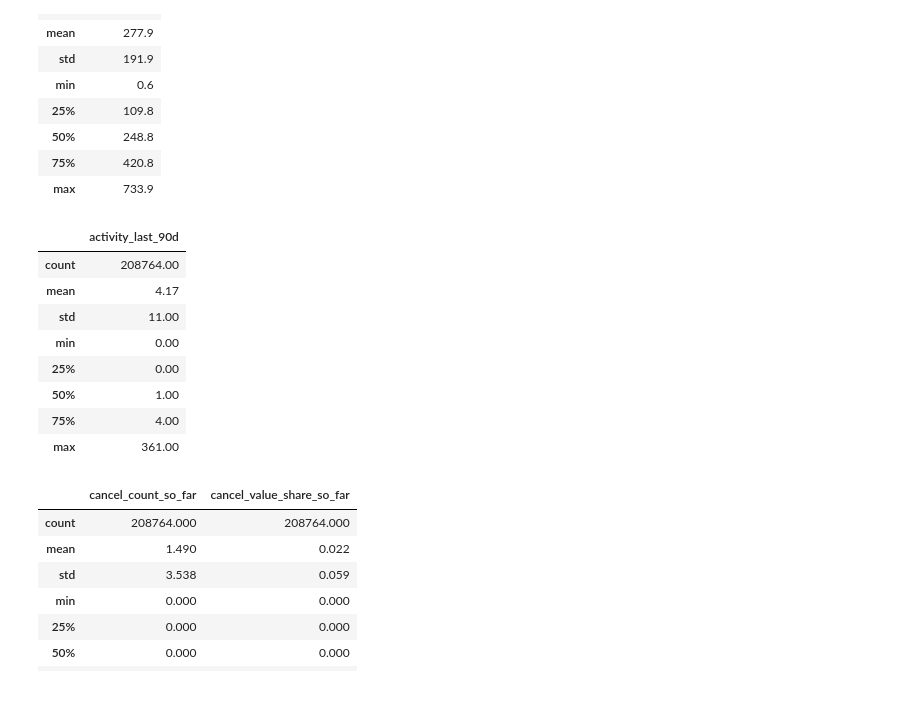
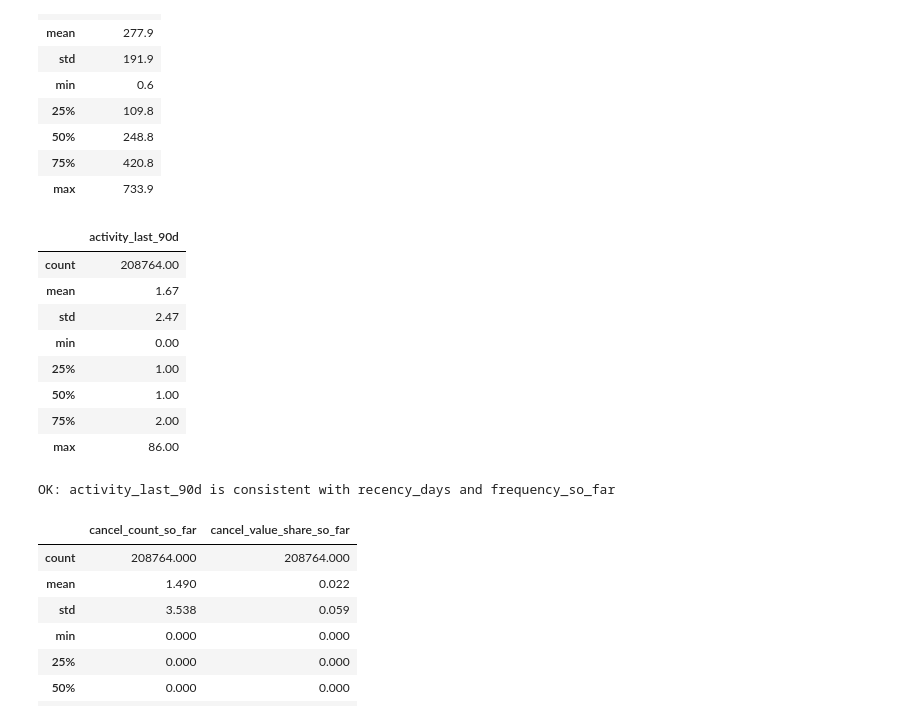
Before and after one commit to nguyenbaanh7779/customer-churn-prediction, a Jupyter notebook: notebooks/07_data_preparation.ipynb, the cells around one changed output. Cells and saved outputs as stored; diff of their text form; code cells hidden in the pictures.

```diff
--- a/notebooks/07_data_preparation.ipynb
+++ b/notebooks/07_data_preparation.ipynb
@@ -867,27 +867,54 @@ base[["tenure_days"]].describe().round(1)
 # %%
 window_start = base[["customer_id", "snapshot_date"]].copy()
 window_start["window_start_date"] = (
     window_start["snapshot_date"] - pd.Timedelta(days=90)
 )
+# asof_lookup re-sorts its input by date (and many customers share a
+# snapshot date), so its output must be joined back on the keys, never
+# aligned by position/index.
 freq_at_window_start = asof_lookup(
     window_start, "window_start_date", occasion_stats, "invoice_time",
     ["frequency_so_far"],
-)["frequency_so_far"].fillna(0)
+).rename(columns={"frequency_so_far": "freq_at_window_start"})
+base = base.merge(
+    freq_at_window_start[
+        ["customer_id", "snapshot_date", "freq_at_window_start"]
+    ],
+    on=["customer_id", "snapshot_date"],
+    how="left",
+    validate="one_to_one",
+)
 
 base["activity_last_90d"] = (
-    base["frequency_so_far"] - freq_at_window_start
+    base["frequency_so_far"]
+    - base["freq_at_window_start"].fillna(0)
 ).clip(lower=0)
+base = base.drop(columns=["freq_at_window_start"])
 base[["activity_last_90d"]].describe().round(2)
 # %% [output]
 |  | activity_last_90d |
 | count | 208764.00 |
-| mean | 4.17 |
-| std | 11.00 |
+| mean | 1.67 |
+| std | 2.47 |
 | min | 0.00 |
-| 25% | 0.00 |
+| 25% | 1.00 |
 | 50% | 1.00 |
-| 75% | 4.00 |
-| max | 361.00 |
+| 75% | 2.00 |
+| max | 86.00 |
+# %%
+# Sanity check: a purchase within the last 90 days exists exactly when
+# recency <= 90 days, so activity_last_90d must be >= 1 exactly then.
+recent = base["recency_days"] <= 90
+assert (base.loc[recent, "activity_last_90d"] >= 1).all(), (
+    "activity_last_90d is 0 for a customer who purchased in the last 90 days"
+)
+assert (base.loc[~recent, "activity_last_90d"] == 0).all(), (
+    "activity_last_90d is > 0 for a customer with no purchase in 90 days"
+)
+assert (base["activity_last_90d"] <= base["frequency_so_far"]).all()
+print("OK: activity_last_90d is consistent with recency_days and frequency_so_far")
+# %% [output]
+OK: activity_last_90d is consistent with recency_days and frequency_so_far
 # %%
 cancellations = df_retail[
     df_retail["invoice_id"].str.startswith("C")
```
Also changed, not shown: parts of 2 cells of this notebook, 10 other files.
